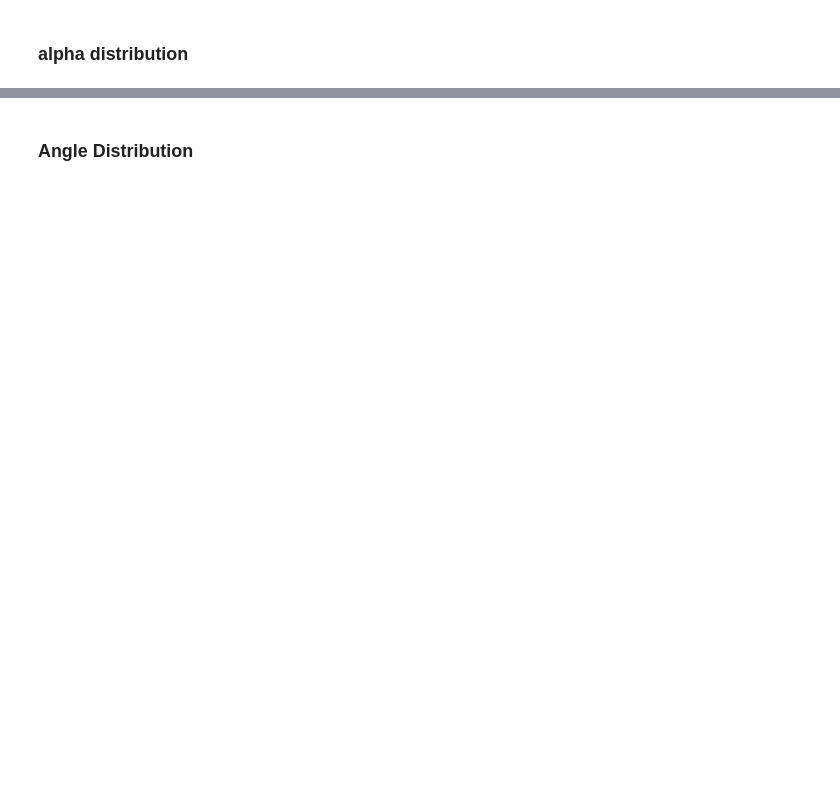
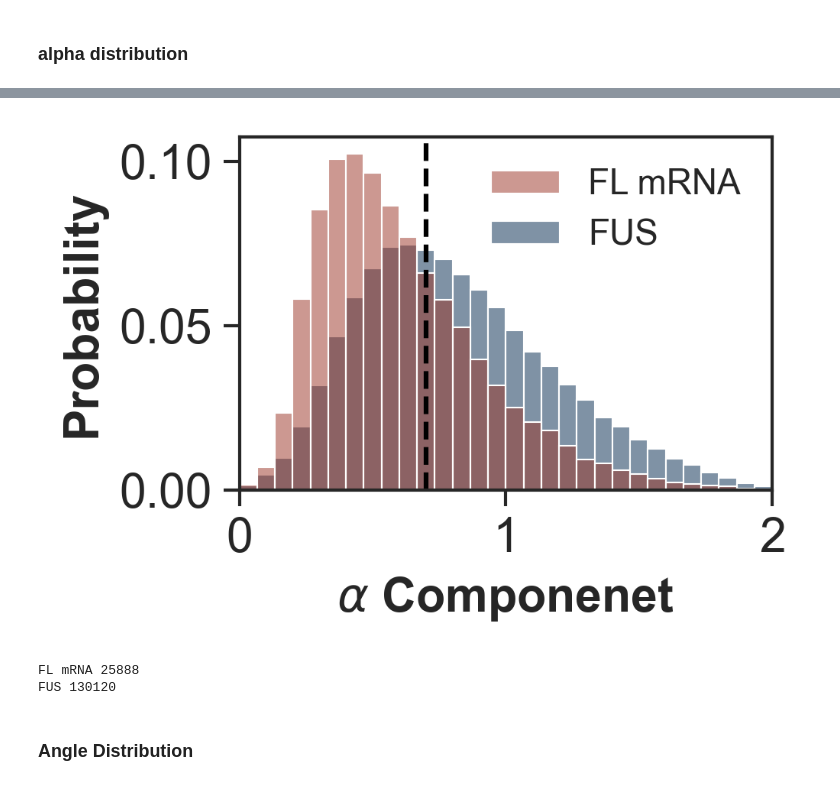
Before and after one commit to walterlab-um/intra_condensate_SPT, a Jupyter notebook: plot_paper_figure/Fig3_FL_vs_FUS488SPT_in_condensate.ipynb, the cells around one changed output, grey strips where cells are left out. Saved outputs shown, nothing was run; the diff lists cells and outputs as text; code cells hidden in the pictures; blank space fills up the shorter version.

```diff
--- a/plot_paper_figure/Fig3_FL_vs_FUS488SPT_in_condensate.ipynb
+++ b/plot_paper_figure/Fig3_FL_vs_FUS488SPT_in_condensate.ipynb
@@ -202,2 +128,45 @@ FUS 117811
+# %%
+plt.figure(figsize=(3, 2), dpi=300)
+data = df_AIO[df_AIO["mean_stepsize_nm"] > immobile_stepsize_threshold_nm]
+data = data[data["loglog_fit_R2"] > 0.7]
+data = data[data["alpha"] > 0]
+ax = sns.histplot(
+    data=data,
+    x="alpha",
+    hue="label",
+    palette=palette,
+    bins=30,
+    stat="probability",
+    common_norm=False,
+    binrange=(0, 2),
+    alpha=0.5,
+    # legend=False,
+)
+sns.move_legend(ax, 0, title=None, frameon=False)
+plt.axvline(0.7, ls="--", color="black")
+plt.xlim(0, 2)
+plt.xlabel(r"$\alpha$ Componenet", weight="bold", fontsize=15)
+plt.ylabel("Probability", weight="bold", fontsize=15)
+plt.gca().spines[:].set_linewidth(1)
+plt.gca().tick_params(
+    axis="both",
+    which="major",
+    labelsize=15,
+    direction="out",
+    bottom=True,
+    left=True,
+    length=5,
+    width=1,
+)
+
+plt.gca().tick_params(axis="both", which="major", labelsize=15)
+plt.savefig("3.alpha_histo_" + postfix, format="png", bbox_inches="tight")
+plt.show()
+print(label_1, data[data["label"] == label_1].shape[0])
+print(label_2, data[data["label"] == label_2].shape[0])
+# %% [output]
+[figure, added]
+FL mRNA 25888
+FUS 130120
 # %% [markdown]
 ### Angle Distribution
```
Also changed, not shown: parts of 24 cells of this notebook.
